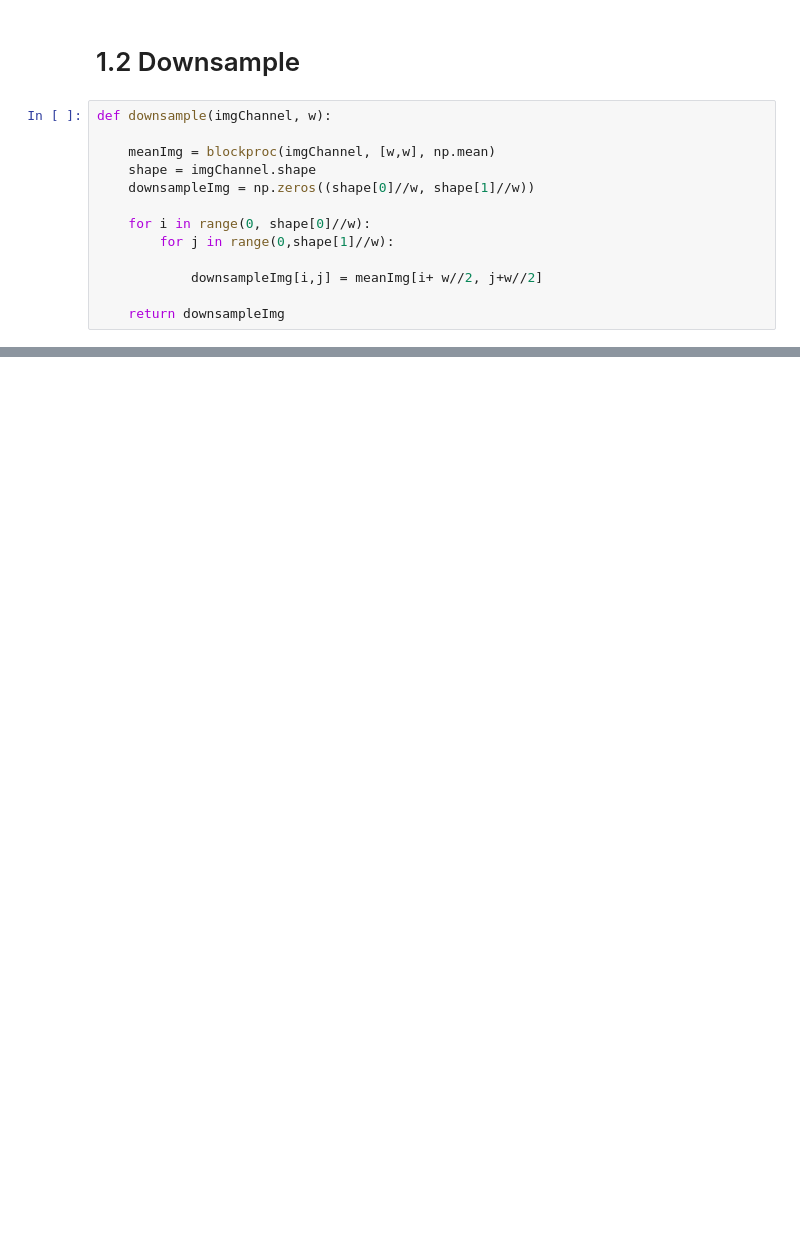
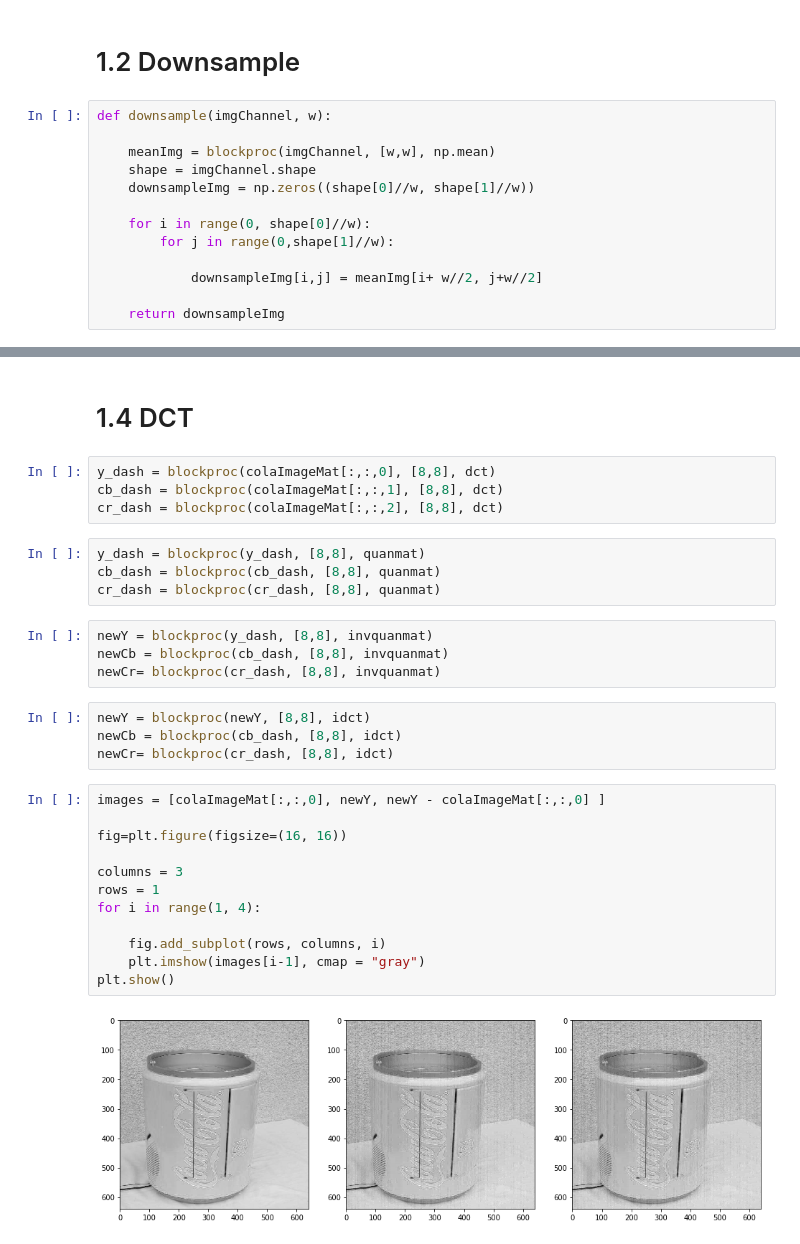
Before and after one commit to chiragbhuvaneshwara/DSP, a Jupyter notebook: Assignment 1/Assignment 1.ipynb, the cells around one changed output, grey strips where cells are left out. Drawn from its saved outputs; the diff is of its cells as text; blank space fills up the shorter version.

```diff
--- a/Assignment 1/Assignment 1.ipynb
+++ b/Assignment 1/Assignment 1.ipynb
@@ -176,0 +187,32 @@ def upsample(img, w):
+# %% [markdown]
+# 1.4 DCT
+# %%
+y_dash = blockproc(colaImageMat[:,:,0], [8,8], dct)
+cb_dash = blockproc(colaImageMat[:,:,1], [8,8], dct)
+cr_dash = blockproc(colaImageMat[:,:,2], [8,8], dct)
+# %%
+y_dash = blockproc(y_dash, [8,8], quanmat)
+cb_dash = blockproc(cb_dash, [8,8], quanmat)
+cr_dash = blockproc(cr_dash, [8,8], quanmat)
+# %%
+newY = blockproc(y_dash, [8,8], invquanmat)
+newCb = blockproc(cb_dash, [8,8], invquanmat)
+newCr= blockproc(cr_dash, [8,8], invquanmat)
+# %%
+newY = blockproc(newY, [8,8], idct)
+newCb = blockproc(cb_dash, [8,8], idct)
+newCr= blockproc(cr_dash, [8,8], idct)
+# %%
+images = [colaImageMat[:,:,0], newY, newY - colaImageMat[:,:,0] ]
+
+fig=plt.figure(figsize=(16, 16))
+
+columns = 3
+rows = 1
+for i in range(1, 4):
+
+    fig.add_subplot(rows, columns, i)
+    plt.imshow(images[i-1], cmap = "gray")
+plt.show()
+# %% [output]
+[figure, added]
```
Also changed, not shown: parts of 21 cells of this notebook.
